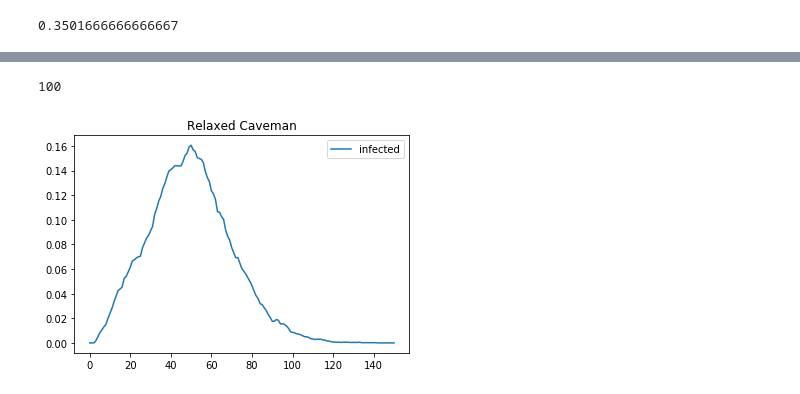
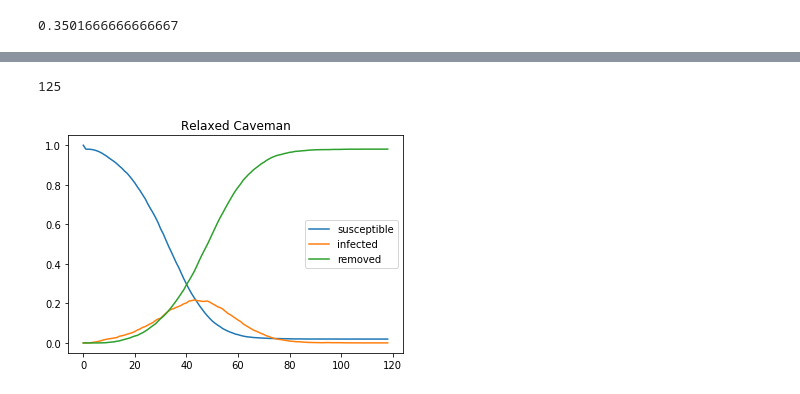
Before and after one commit to yambanis/CovidMDP, a Jupyter notebook: notebooks/spread_modeling/Recovery Modeling.ipynb, the cells around one changed output, grey strips where cells are left out. Cells and saved outputs as stored; diff of their text form; code cells hidden in the pictures.

```diff
--- a/notebooks/spread_modeling/Recovery Modeling.ipynb
+++ b/notebooks/spread_modeling/Recovery Modeling.ipynb
@@ -483,7 +478,7 @@ import collections
 def init_graph(initial_infection = .05, graph_model = 'relaxed_caveman',
                pop_size = 1000, seed = None):
     if graph_model == 'relaxed_caveman':
-        G = nx.relaxed_caveman_graph(int(pop_size/4), 4, 0.25, seed)
+        G = nx.relaxed_caveman_graph(int(pop_size/4), 5, 0.4, seed)
     elif graph_model == 'scale_free':
         G = nx.scale_free_graph(pop_size, seed=seed)
     else:
@@ -595,10 +590,12 @@ def get_time_series_row(G, pop):
     s = status['susceptible'] / pop
     i = status['infected'] / pop
     r = status['removed'] / pop
+    h = status['hospitalized'] / pop
+    e = status['exposed'] / pop
 
     contacts_infected = get_mean_contacts_infected(G)
 
-    return s, i, r, contacts_infected, status
+    return s, e, i, r, h, contacts_infected, status
 
 def simulate_pandemic(initial_infection=.05, recover_time=12, p_r=.5, lambda_leak=.05,
                       graph_model = 'relaxed_caveman', pop_size = 1000,
@@ -612,7 +609,7 @@ def simulate_pandemic(initial_infection=.05, recover_time=12, p_r=.5, lambda_lea
 
     G, data, status, pop = init_parameters(initial_infection, graph_model, pop_size, seed)
 
-    for day in range(150):
+    for day in range(250):
 
         if (status['removed']+status['susceptible'])>=pop:
             break
@@ -621,27 +618,27 @@ def simulate_pandemic(initial_infection=.05, recover_time=12, p_r=.5, lambda_lea
 
         newly_infected = spread_one_step(G, day, p_r, lambda_leak)
 
-        s, i, r, contacts_infected, status = get_time_series_row(G, pop)
+        s, e, i, r, h, contacts_infected, status = get_time_series_row(G, pop)
 
-        data.append([s, i, r, newly_infected, contacts_infected])
+        data.append([s, e, i, r, h, contacts_infected, status])
 
-    columns = ['susceptible', 'infected', 'removed', 'newly_infected', 'contacts_infected_mean']
+    columns = ['susceptible', 'exposed', 'infected', 'removed', 'hospitalized', 'newly_infected', 'contacts_infected_mean']
 
     time_series = pd.DataFrame(data, columns=columns)
 
     return time_series, G
 # %%
-time_series, G = simulate_pandemic(p_r = 0.5, lambda_leak=0, pop_size=5000,
+time_series, G = simulate_pandemic(p_r = 0.2, lambda_leak=0, pop_size=5000,
                                 initial_infection = 100/5000)
 
-#plt.plot(time_series.index, time_series['susceptible'], label = 'susceptible')
+plt.plot(time_series.index, time_series['susceptible'], label = 'susceptible')
 plt.plot(time_series.index, time_series['infected'], label = 'infected')
-#plt.plot(time_series.index, time_series['removed'], label = 'removed')
+plt.plot(time_series.index, time_series['removed'], label = 'removed')
 plt.legend()
 plt.title('Relaxed Caveman')
 plt.savefig('relaxed_caveman_simulation.png', fromat='png', dpi = 300)
 plt.show()
 # %% [output]
-100
+125
-[figure, old version]
+[figure, new version]
 # %%
```
Also changed, not shown: parts of 9 cells of this notebook, 7 other files.
